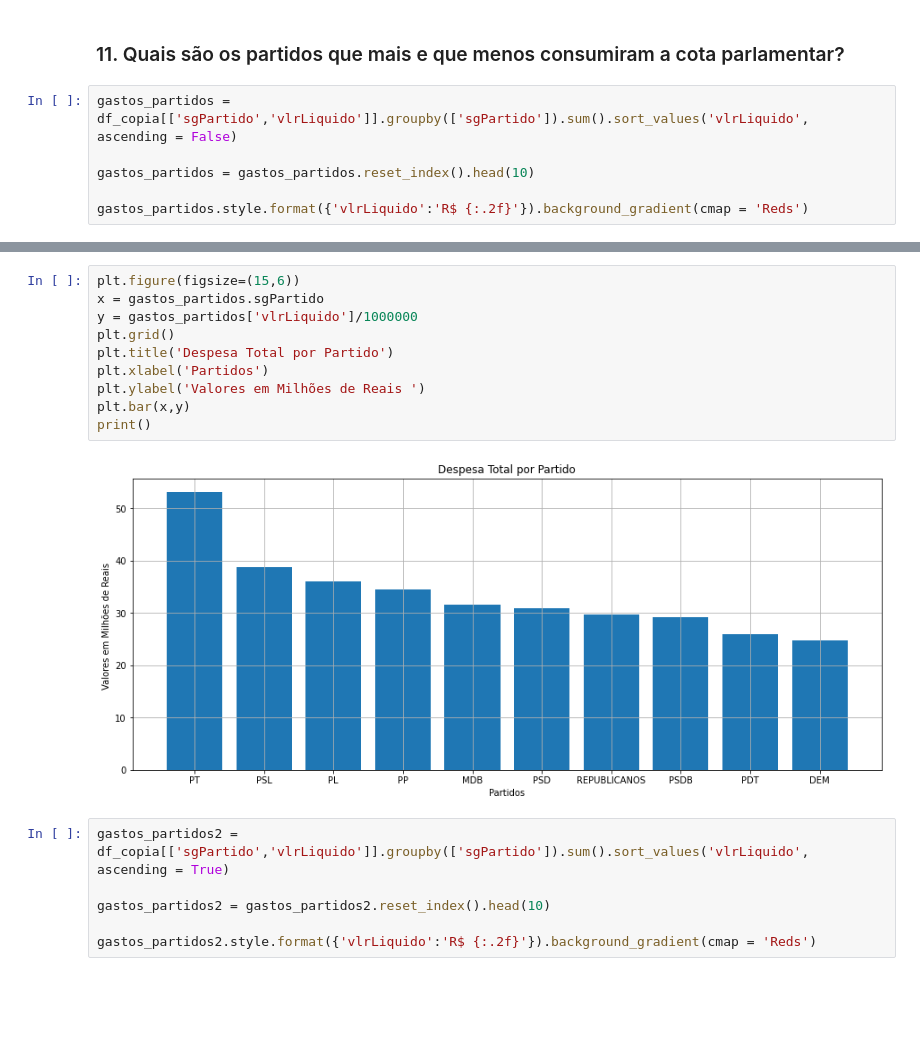
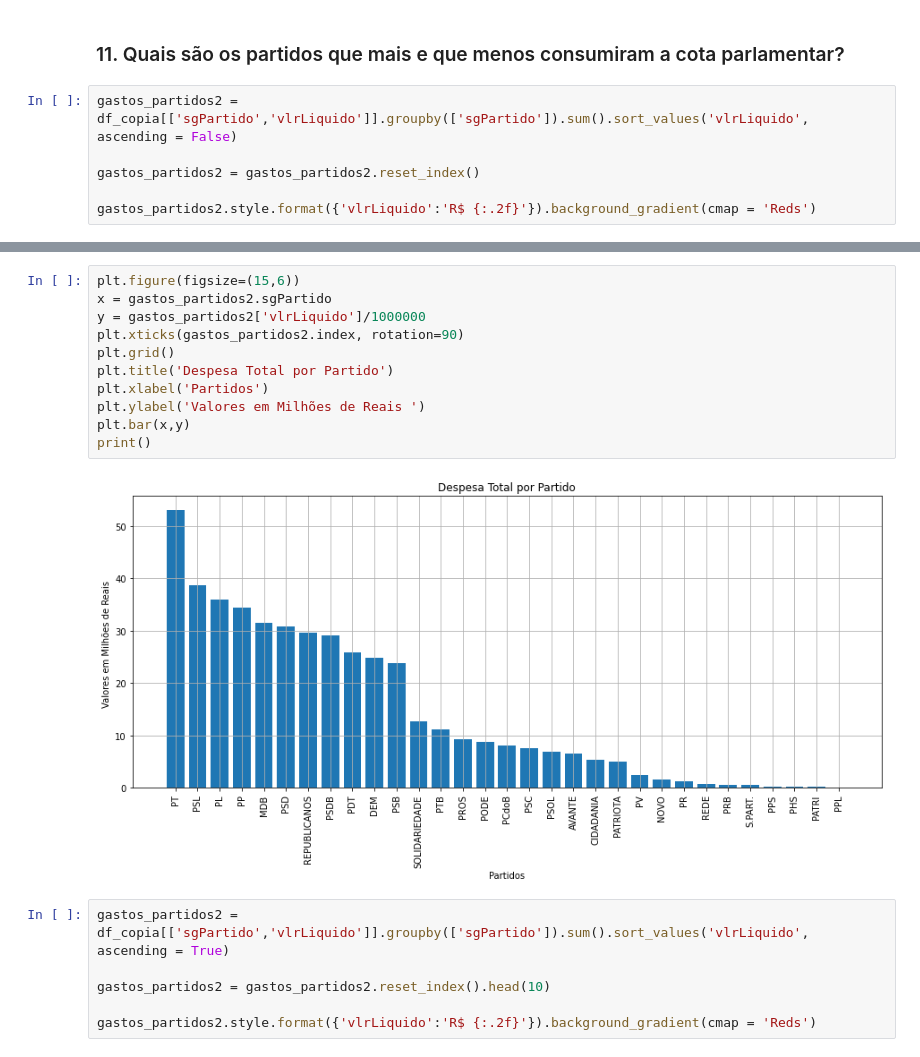
Before and after one commit to Sartorio12/Projeto_Modulo_5, a Jupyter notebook: notebook1.ipynb, the cells around one changed output, grey strips where cells are left out. Cells and saved outputs as stored; diff of their text form; blank space fills up the shorter version.

```diff
--- a/notebook1.ipynb
+++ b/notebook1.ipynb
@@ -919,11 +983,11 @@ PPL               44925.75
 # %% [markdown]
 ### 11. Quais são os partidos que mais e que menos consumiram a cota parlamentar?
 # %%
-gastos_partidos = df_copia[['sgPartido','vlrLiquido']].groupby(['sgPartido']).sum().sort_values('vlrLiquido', ascending = False)
+gastos_partidos2 = df_copia[['sgPartido','vlrLiquido']].groupby(['sgPartido']).sum().sort_values('vlrLiquido', ascending = False)
 
-gastos_partidos = gastos_partidos.reset_index().head(10)
+gastos_partidos2 = gastos_partidos2.reset_index()
 
-gastos_partidos.style.format({'vlrLiquido':'R$ {:.2f}'}).background_gradient(cmap = 'Reds')
+gastos_partidos2.style.format({'vlrLiquido':'R$ {:.2f}'}).background_gradient(cmap = 'Reds')
 # %% [output]
 |  | sgPartido | vlrLiquido |
 | 0 | PT | R$ 53101273.58 |
@@ -939,15 +1009,16 @@ gastos_partidos.style.format({'vlrLiquido':'R$ {:.2f}'}).background_gradient(cma
 # %%
 plt.figure(figsize=(15,6))
-x = gastos_partidos.sgPartido
-y = gastos_partidos['vlrLiquido']/1000000
+x = gastos_partidos2.sgPartido
+y = gastos_partidos2['vlrLiquido']/1000000
+plt.xticks(gastos_partidos2.index, rotation=90)
 plt.grid()
 plt.title('Despesa Total por Partido')
 plt.xlabel('Partidos')
 plt.ylabel('Valores em Milhões de Reais ')
 plt.bar(x,y)
 print()
 # %% [output]
-[figure, old version]
+[figure, new version]
 # %%
 gastos_partidos2 = df_copia[['sgPartido','vlrLiquido']].groupby(['sgPartido']).sum().sort_values('vlrLiquido', ascending = True)
 
```
Also changed, not shown: parts of 12 cells of this notebook.
